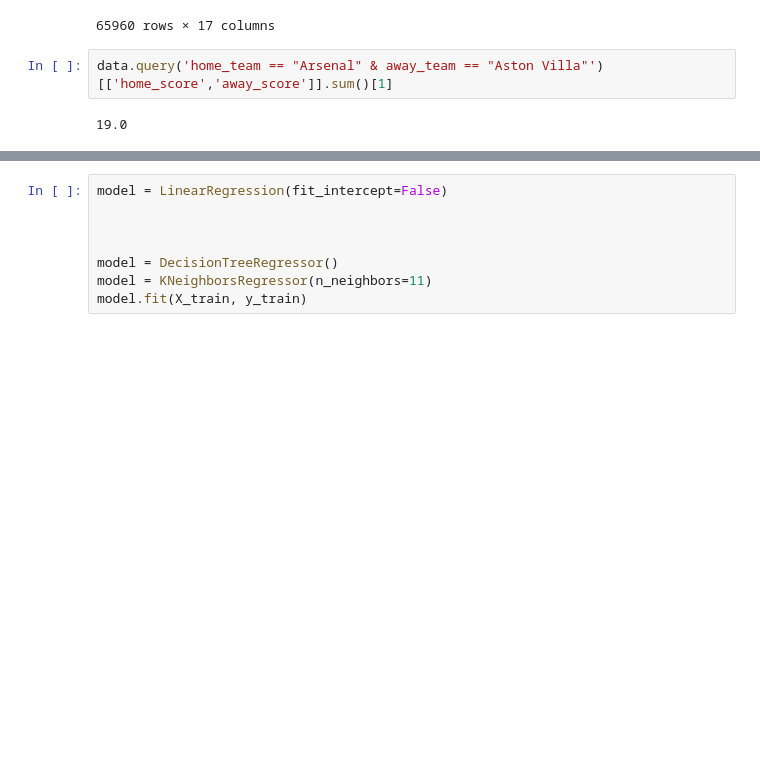
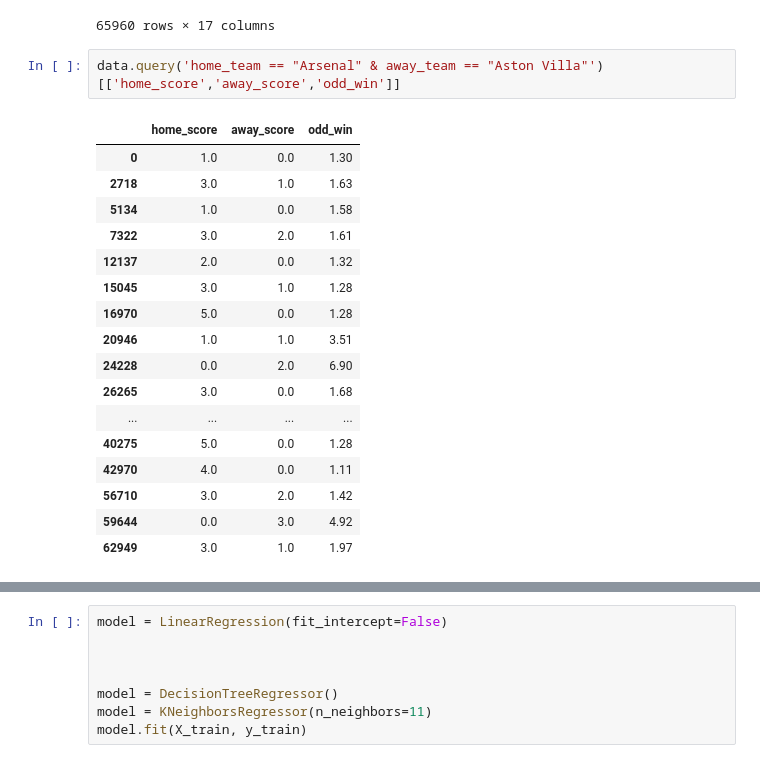
Before and after one commit to resquator/football-predictor, a Jupyter notebook: programs/football-eda.ipynb, the cells around one changed output, grey strips where cells are left out. Saved outputs shown, nothing was run; the diff lists cells and outputs as text; blank space fills up the shorter version.

```diff
--- a/programs/football-eda.ipynb
+++ b/programs/football-eda.ipynb
@@ -194,6 +207,22 @@ data
 | 65959 | Verona | Sassuolo | 2:3 | 2.56 | 3.39 | 2.76 | 2021-08-21 | 2021-08 | italy | 2022 | ... |
 65960 rows × 17 columns
 # %%
-data.query('home_team == "Arsenal" & away_team == "Aston Villa"')[['home_score','away_score']].sum()[1]
+data.query('home_team == "Arsenal" & away_team == "Aston Villa"')[['home_score','away_score','odd_win']]
 # %% [output]
-19.0
+|  | home_score | away_score | odd_win |
+| 0 | 1.0 | 0.0 | 1.30 |
+| 2718 | 3.0 | 1.0 | 1.63 |
+| 5134 | 1.0 | 0.0 | 1.58 |
+| 7322 | 3.0 | 2.0 | 1.61 |
+| 12137 | 2.0 | 0.0 | 1.32 |
+| 15045 | 3.0 | 1.0 | 1.28 |
+| 16970 | 5.0 | 0.0 | 1.28 |
+| 20946 | 1.0 | 1.0 | 3.51 |
+| 24228 | 0.0 | 2.0 | 6.90 |
+| 26265 | 3.0 | 0.0 | 1.68 |
+| ... | ... | ... | ... |
+| 40275 | 5.0 | 0.0 | 1.28 |
+| 42970 | 4.0 | 0.0 | 1.11 |
+| 56710 | 3.0 | 2.0 | 1.42 |
+| 59644 | 0.0 | 3.0 | 4.92 |
+| 62949 | 3.0 | 1.0 | 1.97 |
```
Also changed, not shown: parts of 12 cells of this notebook.
